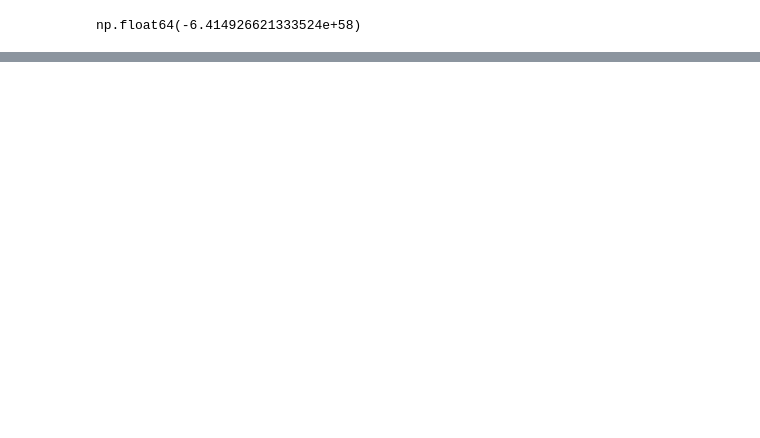
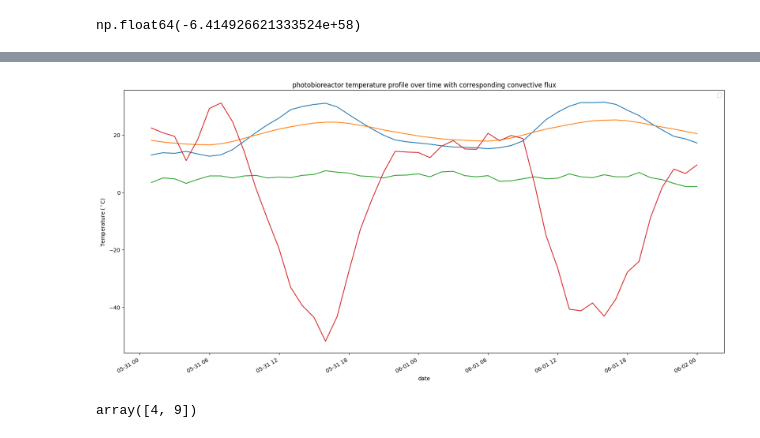
Before and after one commit to MatthijsKok01/Code, a Jupyter notebook: test.ipynb, the cells around one changed output, grey strips where cells are left out. Cells and saved outputs as stored; diff of their text form; code cells hidden in the pictures; blank space fills up the shorter version.

```diff
--- a/test.ipynb
+++ b/test.ipynb
@@ -330,0 +409,23 @@ trial
+# %%
+difference = air_temp-y_vals
+plt.xlabel('date')
+plt.ylabel('Temperature ($^\circ$C)')
+plt.title('photobioreactor temperature profile over time with corresponding convective flux')
+plt.legend(['reactor temperature','air temperature','windspeed','convective flux'])
+plt.plot(time_values, y_vals-273.15,time_values,air_temp-273.15,time_values,wind,time_values,convection_vals)
+plt.gcf().autofmt_xdate()
+# %% [output]
+[figure, added]
+# %%
+Re_reactor = rho_reactor*flow_speed_reactor*(2*R_reactor)/mu_reactor
+Re_air = rho_air*0*2*(R_reactor+glass_thickness)/mu_air
+Pr_air = cp_air*mu_air/k_air
+Pr_reactor = cp_reactor*mu_reactor/k_reactor
+
+empty_trial = []
+empty_trial.append([2,4])
+empty_trial.append([6,9])
+A = np.array(empty_trial)
+A[:,1]
+# %% [output]
+array([4, 9])
```
Also changed, not shown: parts of 20 cells of this notebook.
